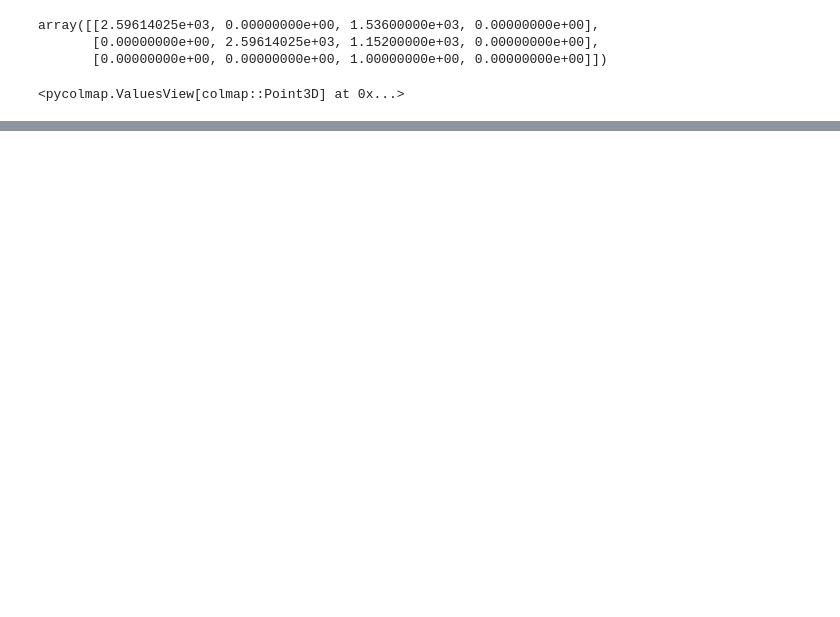
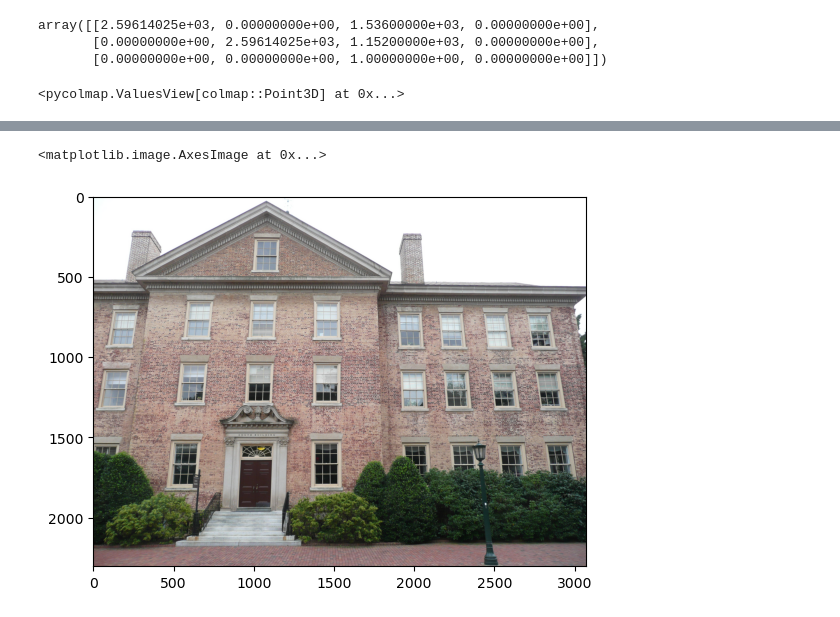
Before and after one commit to farqlia/UrbanViewsModeling, a Jupyter notebook: notebooks/Point Cloud.ipynb, the cells around one changed output, grey strips where cells are left out. Saved outputs shown, nothing was run; the diff lists cells and outputs as text; code cells hidden in the pictures; blank space fills up the shorter version.

```diff
--- a/notebooks/Point Cloud.ipynb
+++ b/notebooks/Point Cloud.ipynb
@@ -470,0 +632,7 @@ def points_projection(reconstruction: pycolmap.MapPoint3DIdToPoint3D):
+# %%
+image = mpimg.imread(images_folder / img_name)
+# %%
+plt.imshow(image)
+# %% [output]
+<matplotlib.image.AxesImage at 0x...>
+[figure, added]
```
Also changed, not shown: parts of 26 cells of this notebook.
